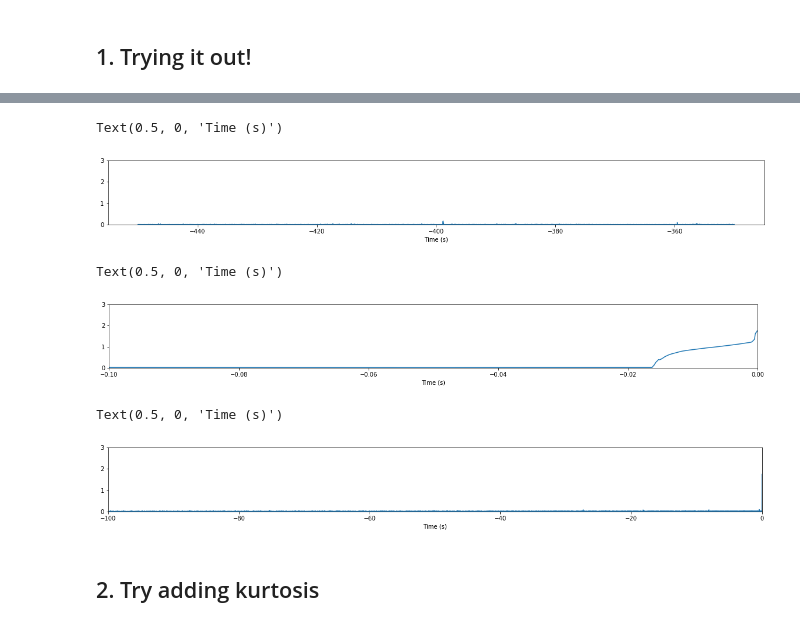
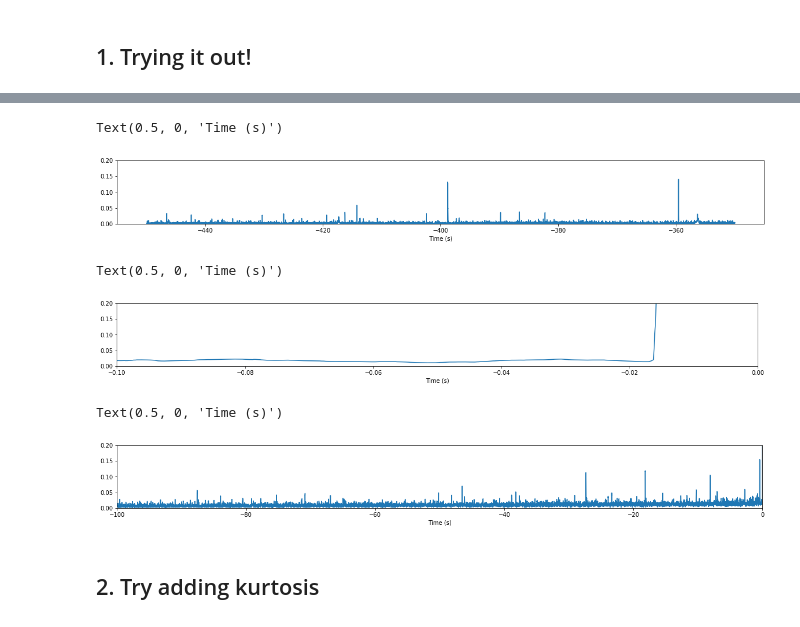
Before and after one commit to Duchstf/quench-detector, a Jupyter notebook: Ramp22--All-sensors-1.ipynb, the cells around one changed output, grey strips where cells are left out. Cells and saved outputs as stored; diff of their text form; code cells hidden in the pictures.

```diff
--- a/Ramp22--All-sensors-1.ipynb
+++ b/Ramp22--All-sensors-1.ipynb
@@ -375,29 +375,29 @@ scored_test['Loss_mse'] = np.mean(np.abs(X_pred_test-X_test), axis = 1)
 # %%
 plt.figure(figsize=(20,2))
 plt.plot(train_time, scored['Loss_mse'])
-plt.ylim([0, 3])
+plt.ylim([0, 0.2])
 plt.xlabel("Time (s)")
 # %% [output]
 Text(0.5, 0, 'Time (s)')
-[figure, old version]
+[figure, new version]
 # %%
 plt.figure(figsize=(20,2))
 plt.plot(test_time, scored_test['Loss_mse'])
-plt.ylim([0, 3])
+plt.ylim([0, 0.2])
 plt.xlim([-100e-3,0])
 plt.xlabel("Time (s)")
 # %% [output]
 Text(0.5, 0, 'Time (s)')
-[figure, old version]
+[figure, new version]
 # %%
 plt.figure(figsize=(20,2))
 plt.plot(test_time, scored_test['Loss_mse'])
-plt.ylim([0, 3])
+plt.ylim([0, 0.2])
 plt.xlim([-100,0])
 plt.xlabel("Time (s)")
 # %% [output]
 Text(0.5, 0, 'Time (s)')
-[figure, old version]
+[figure, new version]
 # %% [markdown]
 ## 2. Try adding kurtosis
 # %%
```
Also changed, not shown: parts of 1 cell of this notebook, 16 other files.
